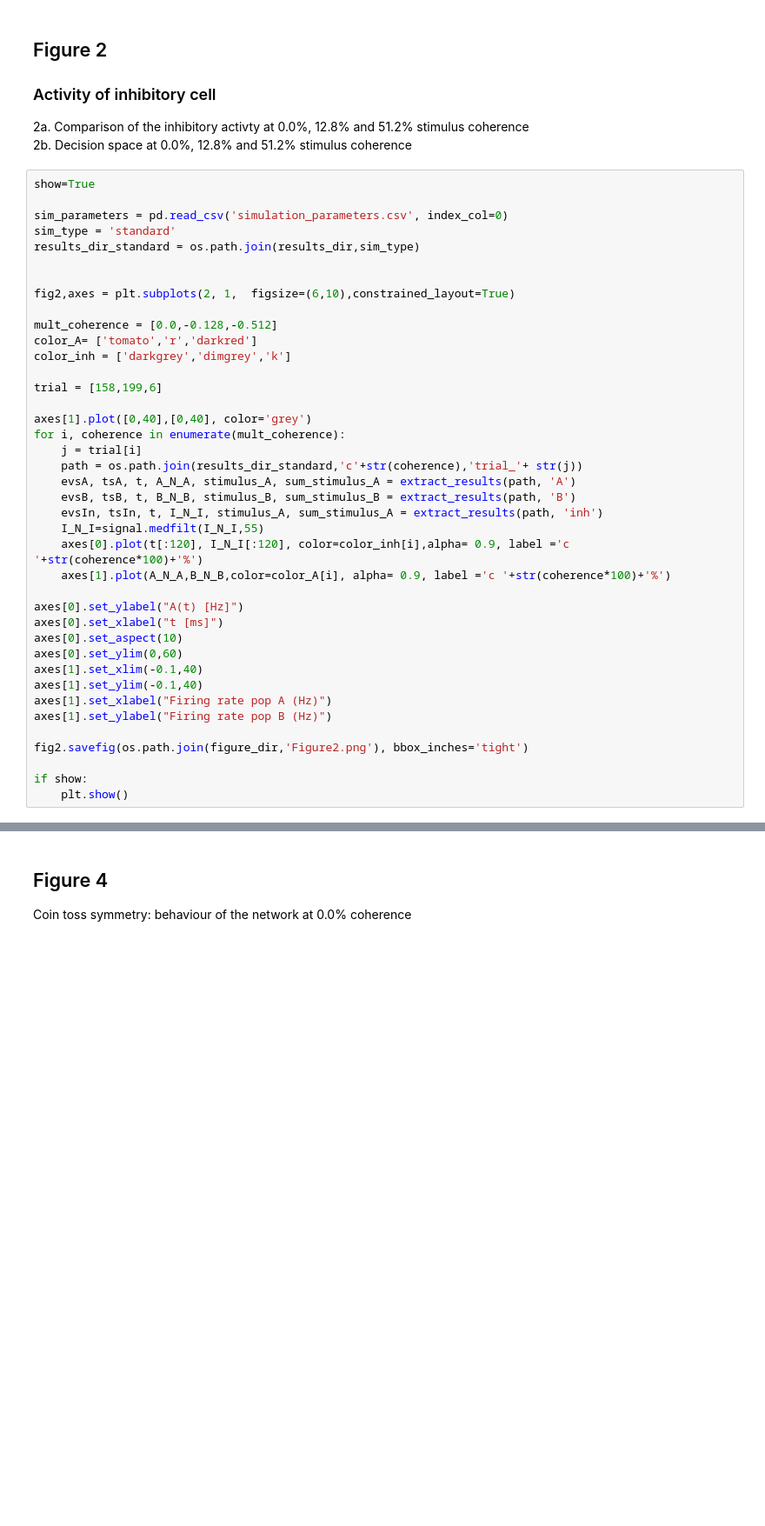
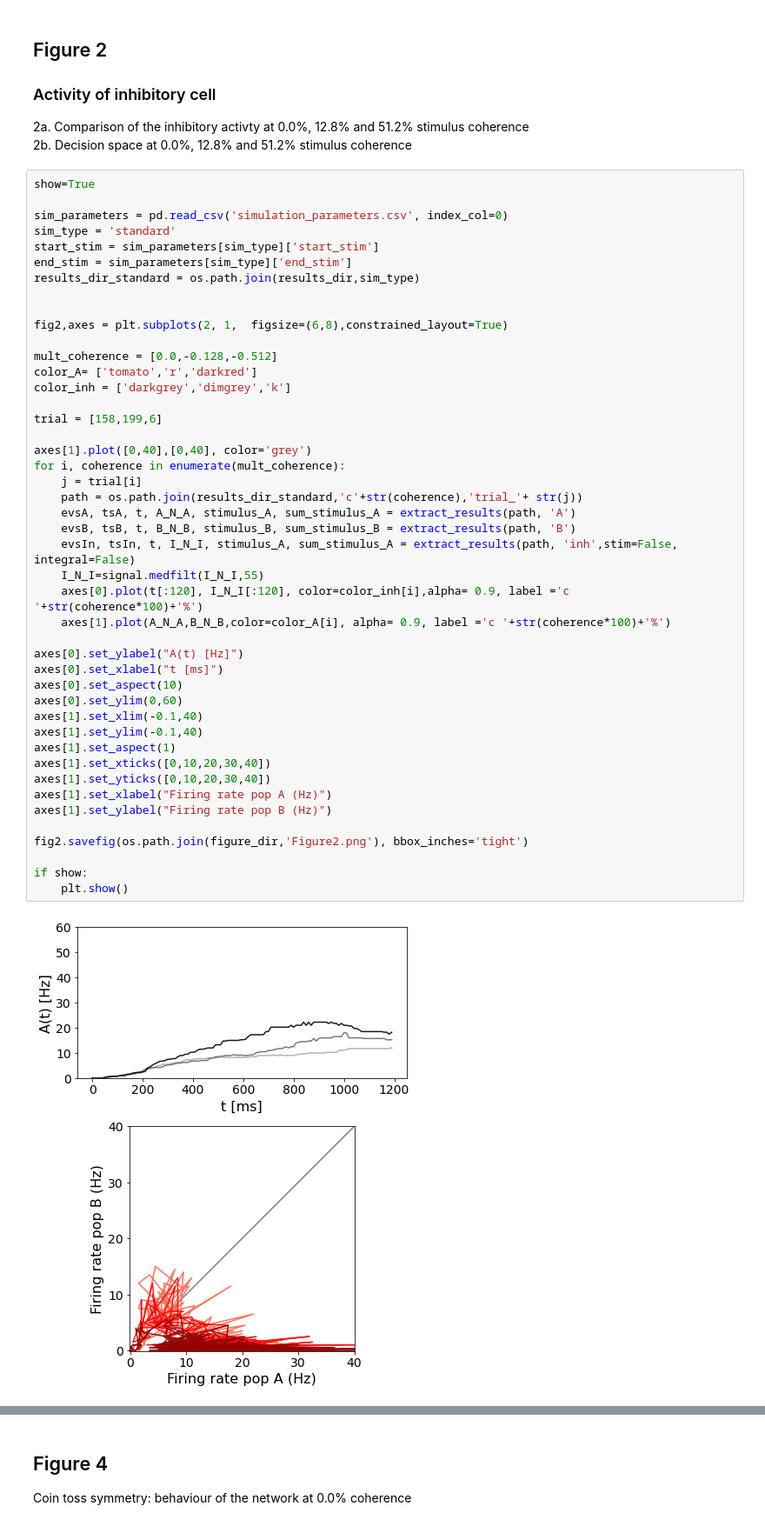
Before and after one commit to alessandratrapani/decision_making_NEST_NRP, a Jupyter notebook: NEST/run_figures.ipynb, the cells around one changed output, grey strips where cells are left out. Shown at 87% size. Cells and saved outputs as stored; diff of their text form; blank space fills up the shorter version.

```diff
--- a/NEST/run_figures.ipynb
+++ b/NEST/run_figures.ipynb
@@ -112,41 +112,48 @@ show=True
 
 sim_parameters = pd.read_csv('simulation_parameters.csv', index_col=0)
 sim_type = 'standard'
+start_stim = sim_parameters[sim_type]['start_stim']
+end_stim = sim_parameters[sim_type]['end_stim']
 results_dir_standard = os.path.join(results_dir,sim_type)
 
 
-fig2,axes = plt.subplots(2, 1,  figsize=(6,10),constrained_layout=True)
+fig2,axes = plt.subplots(2, 1,  figsize=(6,8),constrained_layout=True)
 
 mult_coherence = [0.0,-0.128,-0.512]
 color_A= ['tomato','r','darkred']
 color_inh = ['darkgrey','dimgrey','k']
 
 trial = [158,199,6]
 
 axes[1].plot([0,40],[0,40], color='grey')
 for i, coherence in enumerate(mult_coherence):
     j = trial[i]
     path = os.path.join(results_dir_standard,'c'+str(coherence),'trial_'+ str(j))
     evsA, tsA, t, A_N_A, stimulus_A, sum_stimulus_A = extract_results(path, 'A')
     evsB, tsB, t, B_N_B, stimulus_B, sum_stimulus_B = extract_results(path, 'B')
-    evsIn, tsIn, t, I_N_I, stimulus_A, sum_stimulus_A = extract_results(path, 'inh')
+    evsIn, tsIn, t, I_N_I, stimulus_A, sum_stimulus_A = extract_results(path, 'inh',stim=False, integral=False)
     I_N_I=signal.medfilt(I_N_I,55)
     axes[0].plot(t[:120], I_N_I[:120], color=color_inh[i],alpha= 0.9, label ='c '+str(coherence*100)+'%')
     axes[1].plot(A_N_A,B_N_B,color=color_A[i], alpha= 0.9, label ='c '+str(coherence*100)+'%')
 
 axes[0].set_ylabel("A(t) [Hz]")
 axes[0].set_xlabel("t [ms]")
 axes[0].set_aspect(10)
 axes[0].set_ylim(0,60)
 axes[1].set_xlim(-0.1,40)
 axes[1].set_ylim(-0.1,40)
+axes[1].set_aspect(1)
+axes[1].set_xticks([0,10,20,30,40])
+axes[1].set_yticks([0,10,20,30,40])
 axes[1].set_xlabel("Firing rate pop A (Hz)")
 axes[1].set_ylabel("Firing rate pop B (Hz)")
 
 fig2.savefig(os.path.join(figure_dir,'Figure2.png'), bbox_inches='tight')
 
 if show:
     plt.show()
+# %% [output]
+[figure, added]
 # %% [markdown]
 ## Figure 3
 
```
Also changed, not shown: parts of 16 cells of this notebook, 2 other files.
